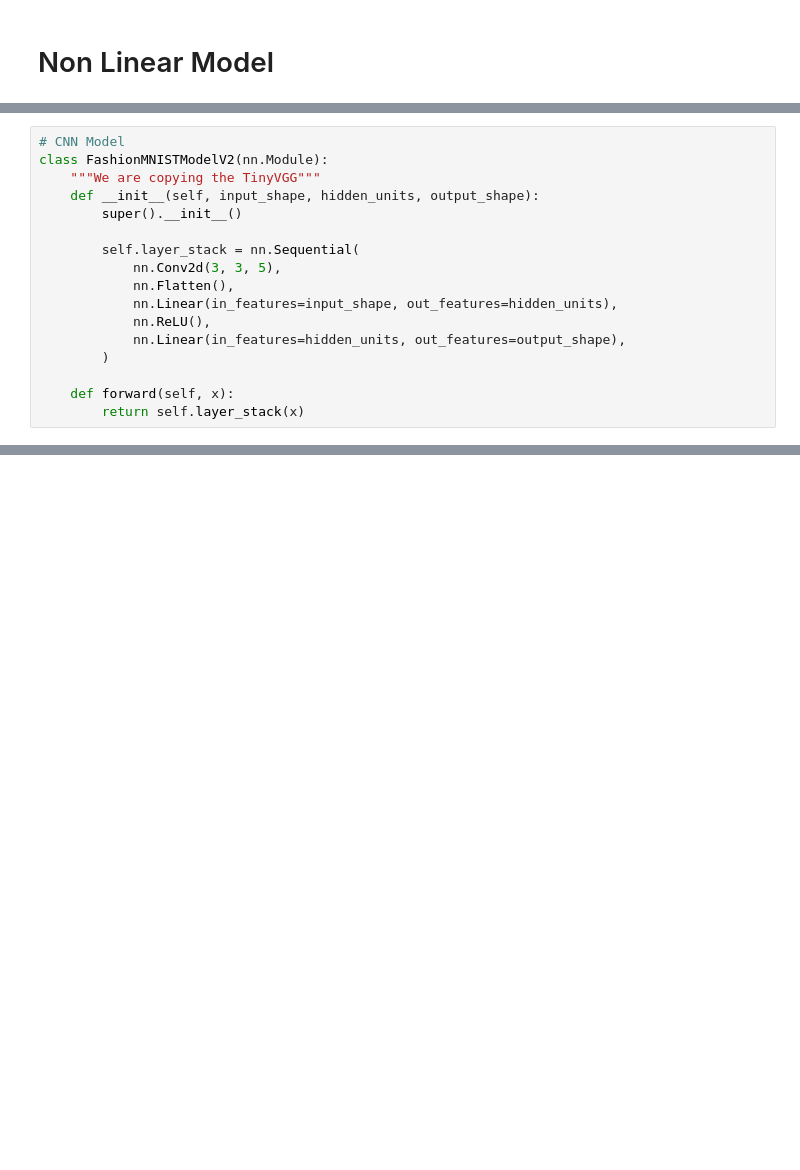
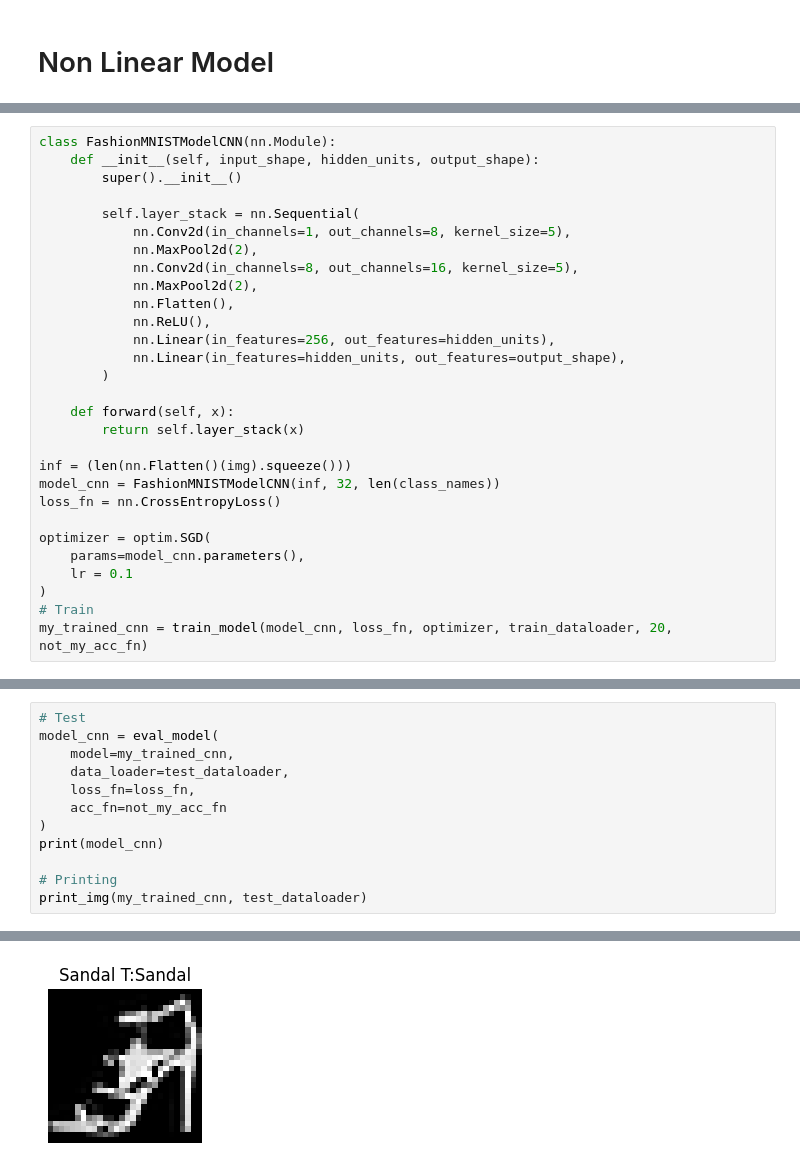
Before and after one commit to GiovanniRaseraF/cpp, a Jupyter notebook: pytorch/code/06_ComputerVision.ipynb, the cells around one changed output, grey strips where cells are left out. Saved outputs shown, nothing was run; the diff lists cells and outputs as text; blank space fills up the shorter version.

```diff
--- a/pytorch/code/06_ComputerVision.ipynb
+++ b/pytorch/code/06_ComputerVision.ipynb
@@ -689,18 +656,30 @@ print_img(my_trained, test_dataloader)
 # %%
-# CNN Model
-class FashionMNISTModelV2(nn.Module):
-    """We are copying the TinyVGG"""
+class FashionMNISTModelCNN(nn.Module):
     def __init__(self, input_shape, hidden_units, output_shape):
         super().__init__()
 
         self.layer_stack = nn.Sequential(
-            nn.Conv2d(3, 3, 5),
+            nn.Conv2d(in_channels=1, out_channels=8, kernel_size=5),
+            nn.MaxPool2d(2),
+            nn.Conv2d(in_channels=8, out_channels=16, kernel_size=5),
+            nn.MaxPool2d(2),
             nn.Flatten(),
-            nn.Linear(in_features=input_shape, out_features=hidden_units),
             nn.ReLU(),
+            nn.Linear(in_features=256, out_features=hidden_units),
             nn.Linear(in_features=hidden_units, out_features=output_shape),
         )
 
     def forward(self, x):
         return self.layer_stack(x)
+
+inf = (len(nn.Flatten()(img).squeeze()))
+model_cnn = FashionMNISTModelCNN(inf, 32, len(class_names))
+loss_fn = nn.CrossEntropyLoss()
+
+optimizer = optim.SGD(
+    params=model_cnn.parameters(),
+    lr = 0.1
+)
+# Train
+my_trained_cnn = train_model(model_cnn, loss_fn, optimizer, train_dataloader, 20, not_my_acc_fn)
 # %% [output]
@@ -707,0 +706,13 @@ NameError: name 'nn' is not defined
+# %%
+# Test
+model_cnn = eval_model(
+    model=my_trained_cnn,
+    data_loader=test_dataloader,
+    loss_fn=loss_fn,
+    acc_fn=not_my_acc_fn
+)
+print(model_cnn)
+
+# Printing
+print_img(my_trained_cnn, test_dataloader)
+# %% [output]
@@ -707,0 +736 @@ NameError: name 'nn' is not defined
+[figure, added]
```
Also changed, not shown: parts of 8 cells of this notebook.
